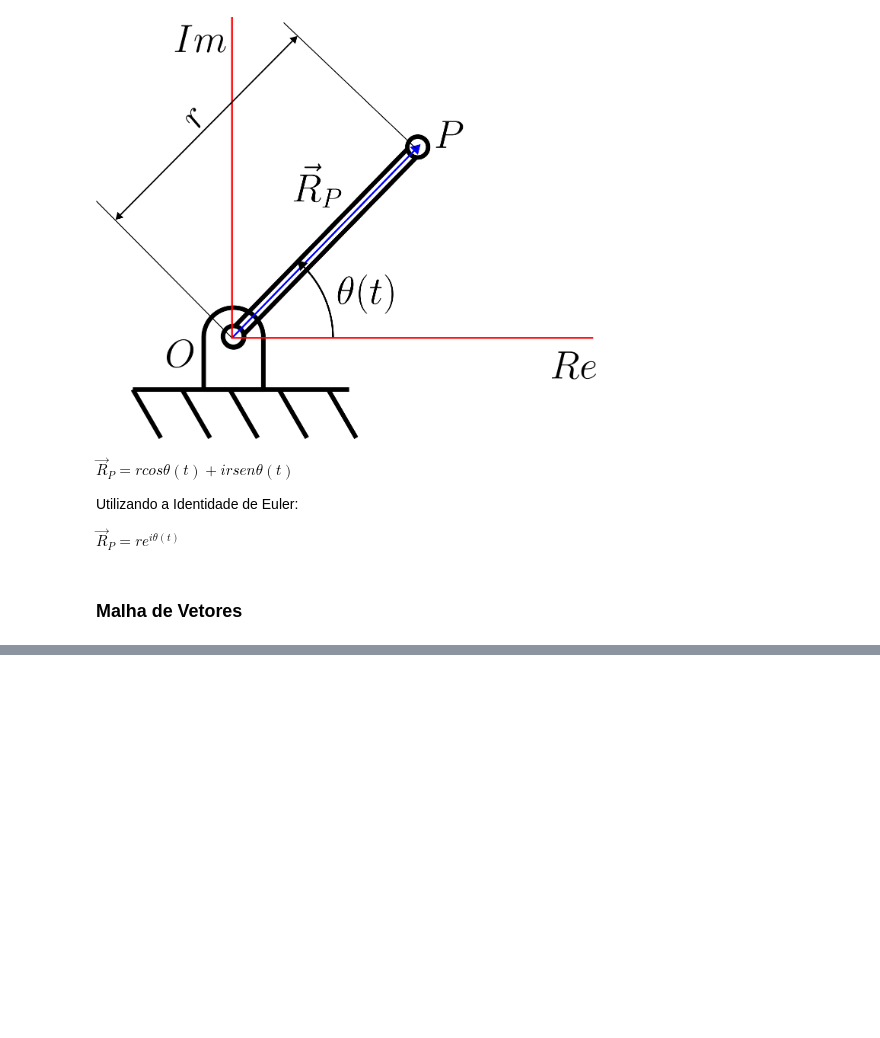
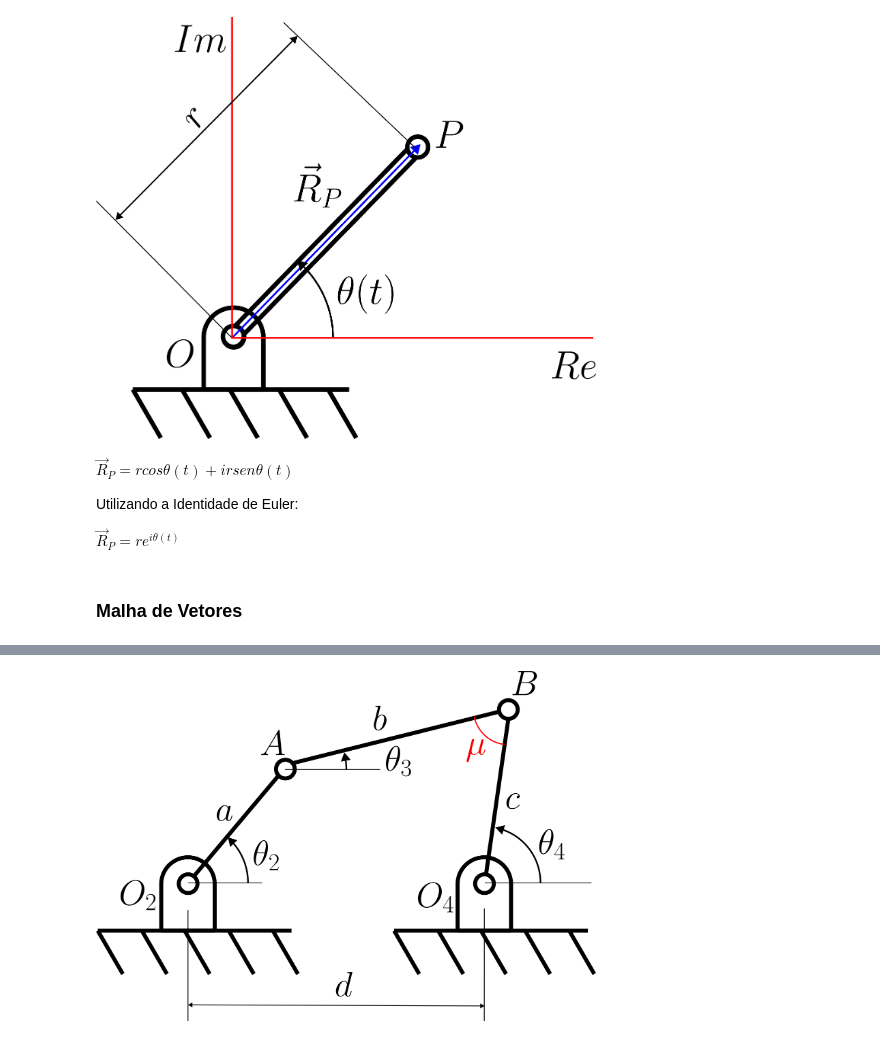
Before and after one commit to Pi-vi/Mecanismos-v2, a Jupyter notebook: Mecs3.ipynb, the cells around one changed output, grey strips where cells are left out. Drawn from its saved outputs; the diff is of its cells as text; code cells hidden in the pictures; blank space fills up the shorter version.

```diff
--- a/Mecs3.ipynb
+++ b/Mecs3.ipynb
@@ -70,0 +190,4 @@ $\vec{R}_P = r e^{i \theta(t)}$
+# %%
+Image('figuras/4barras-ang_trans.png',width=500)
+# %% [output]
+[figure, added]
```
Also changed, not shown: parts of 29 cells of this notebook.
